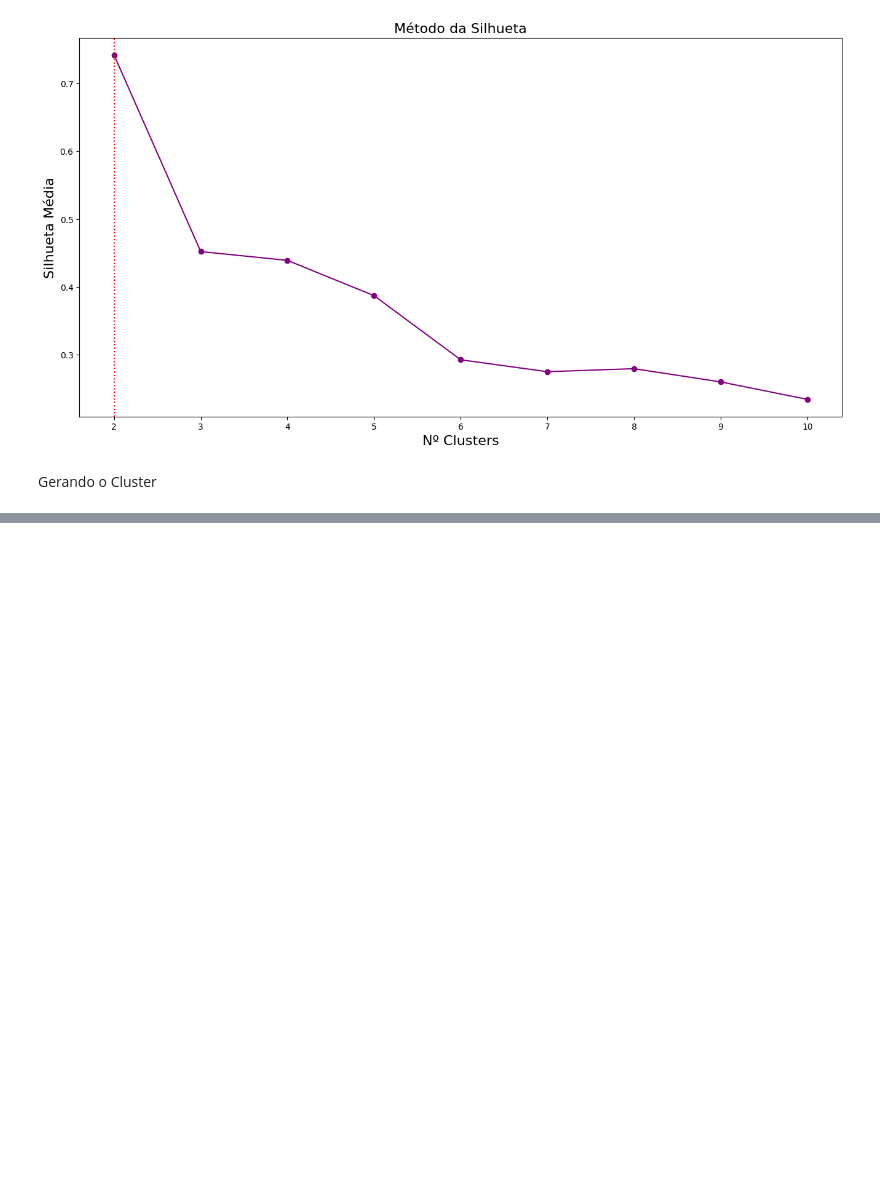
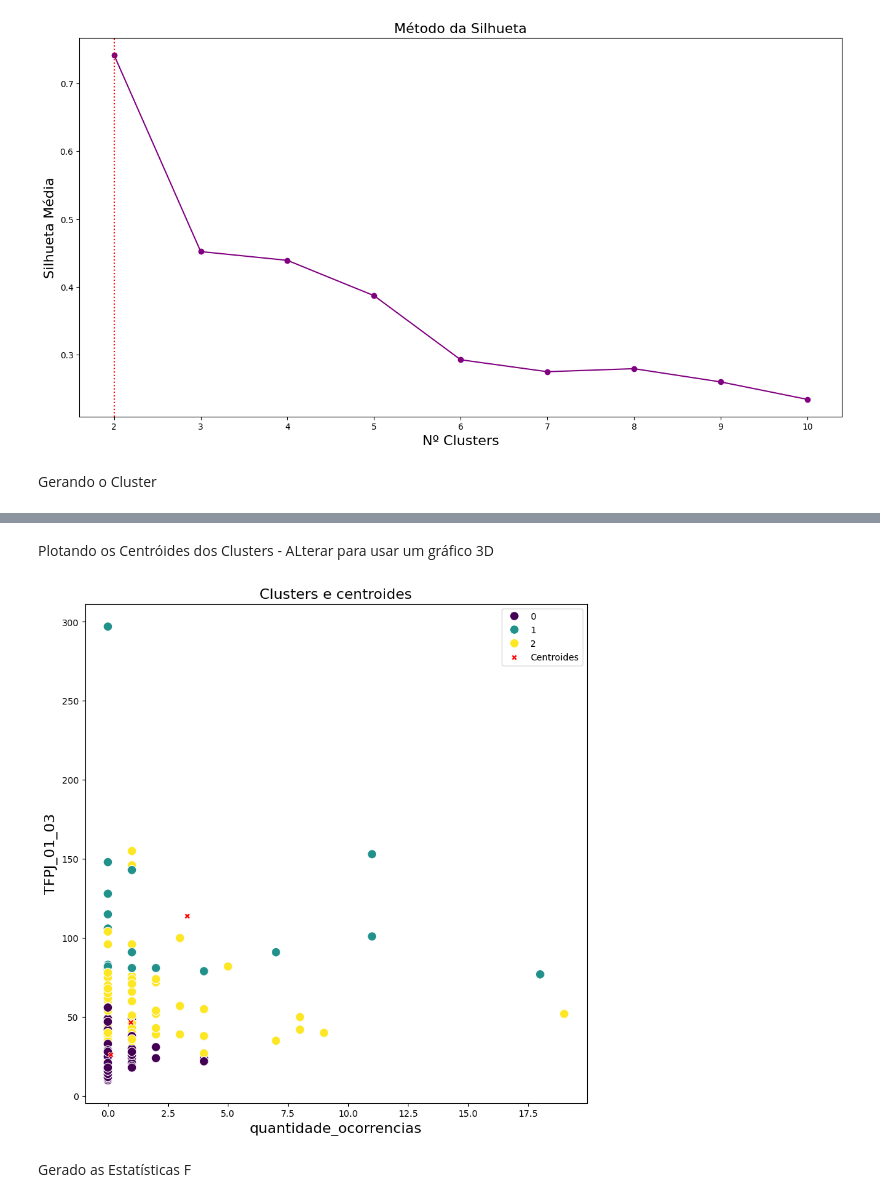
Before and after one commit to teosantana/statsmodels, a Jupyter notebook: Cluster_News_PJ.ipynb, the cells around one changed output, grey strips where cells are left out. Cells and saved outputs as stored; diff of their text form; code cells hidden in the pictures; blank space fills up the shorter version.

```diff
--- a/Cluster_News_PJ.ipynb
+++ b/Cluster_News_PJ.ipynb
@@ -637,0 +554,24 @@ fig.show()
+# %% [markdown]
+Plotando os Centróides dos Clusters - ALterar para usar um gráfico 3D
+# %%
+#%% Coordenadas dos centroides dos clusters finais
+
+cent_finais = pd.DataFrame(kmeans_final.cluster_centers_)
+cent_finais.columns = df_cluster.columns
+cent_finais.index.name = 'cluster'
+cent_finais
+
+#%% Plotando as observações e seus centroides dos clusters
+
+plt.figure(figsize=(10,10))
+sns.scatterplot(x='quantidade_ocorrencias', y='TFPJ_01_03', data=df_PJ, hue='cluster_kmeans', palette='viridis', s=100)
+sns.scatterplot(x='quantidade_ocorrencias', y='TFPJ_01_03', data=cent_finais, s=40, c='red', label='Centroides', marker="X")
+plt.title('Clusters e centroides', fontsize=16)
+plt.xlabel('quantidade_ocorrencias', fontsize=16)
+plt.ylabel('TFPJ_01_03', fontsize=16)
+plt.legend()
+plt.show()
+# %% [output]
+[figure, added]
+# %% [markdown]
+Gerado as Estatísticas F
```
Also changed, not shown: parts of 19 cells of this notebook.
